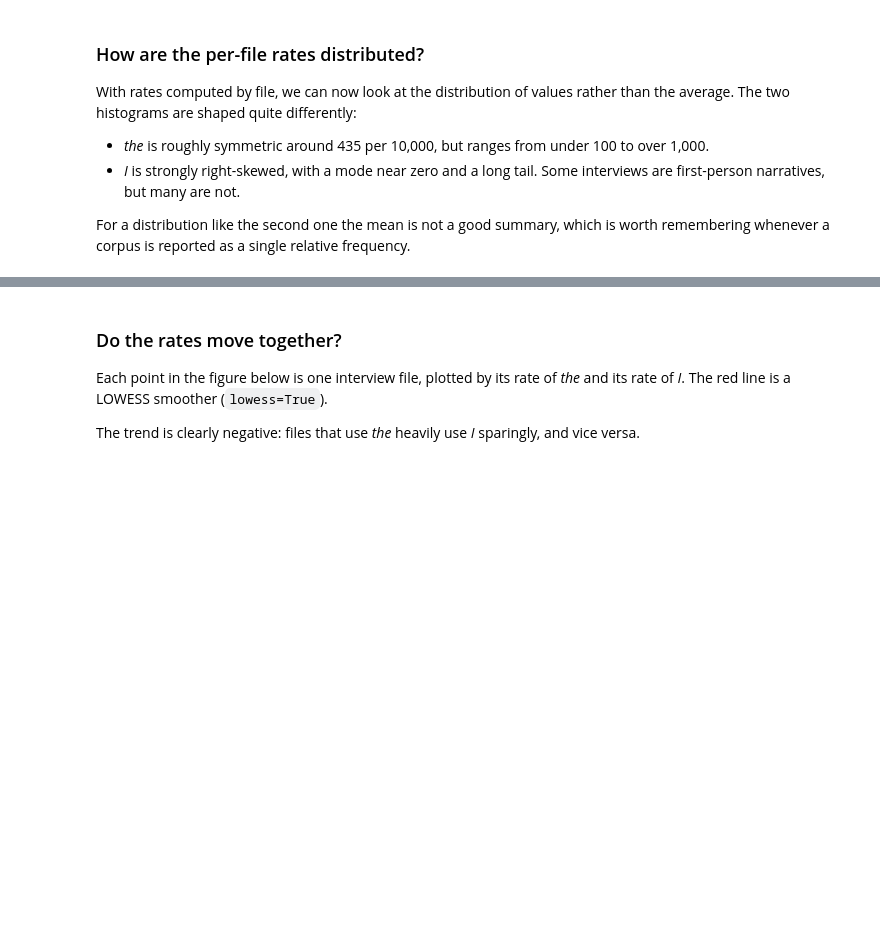
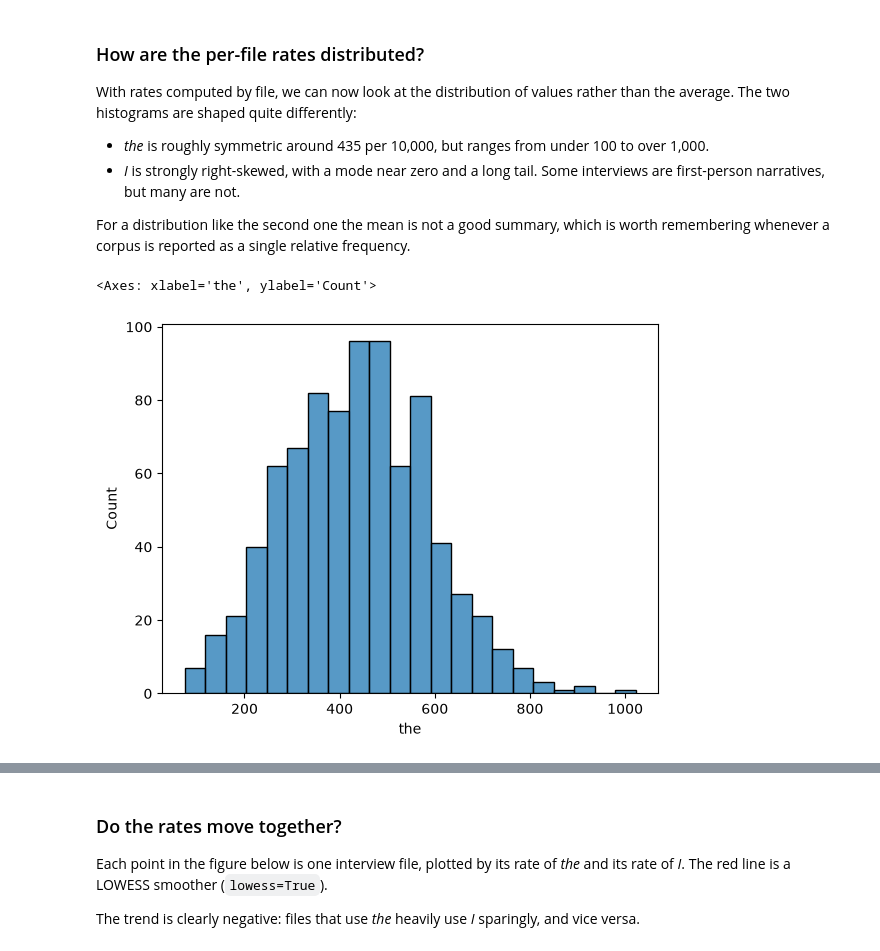
Before and after one commit to rmalouf/polars_corpus, a Jupyter notebook: docs/notebooks/frequencies.ipynb, the cells around one changed output, grey strips where cells are left out. Drawn from its saved outputs; the diff is of its cells as text; code cells hidden in the pictures; blank space fills up the shorter version.

```diff
--- a/docs/notebooks/frequencies.ipynb
+++ b/docs/notebooks/frequencies.ipynb
@@ -287,5 +293,8 @@ With rates computed by file,  we can now look at the distribution of values rath
 For a distribution like the second one the mean is not a good summary, which is worth remembering
 whenever a corpus is reported as a single relative frequency.
 # %%
-px.histogram(the, x="the")
+sns.histplot(data=the, x="the")
+# %% [output]
+<Axes: xlabel='the', ylabel='Count'>
+[figure, added]
 # %%
```
Also changed, not shown: parts of 12 cells of this notebook, 1 other file.
